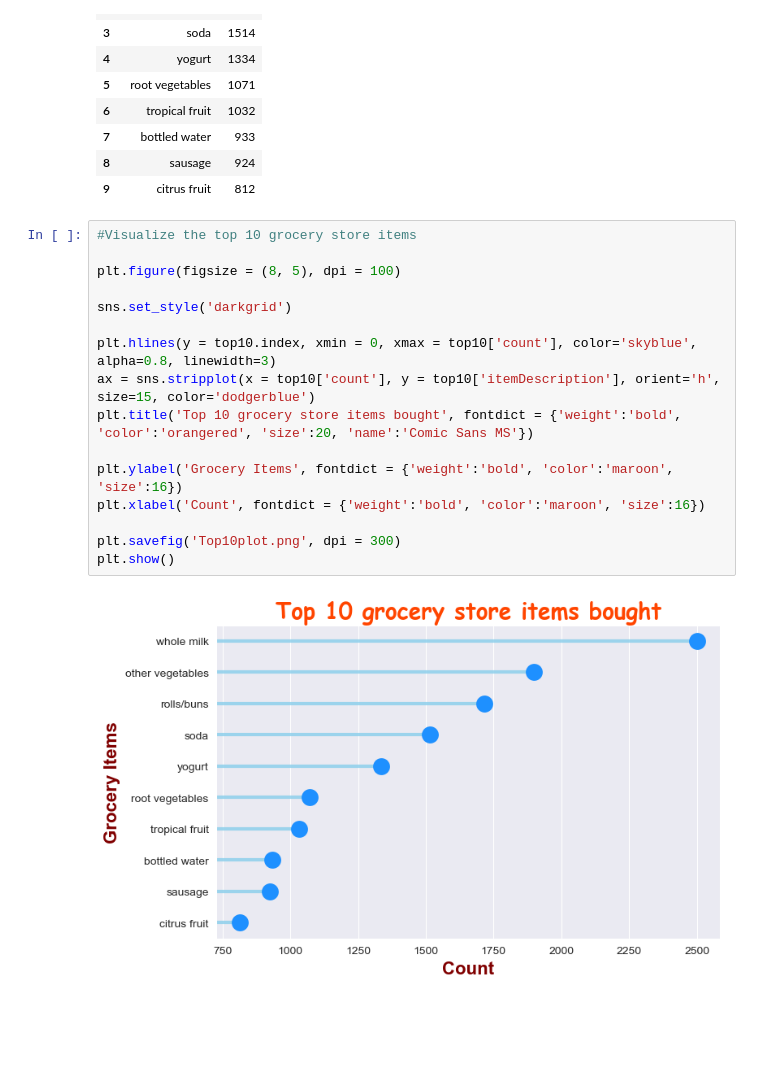
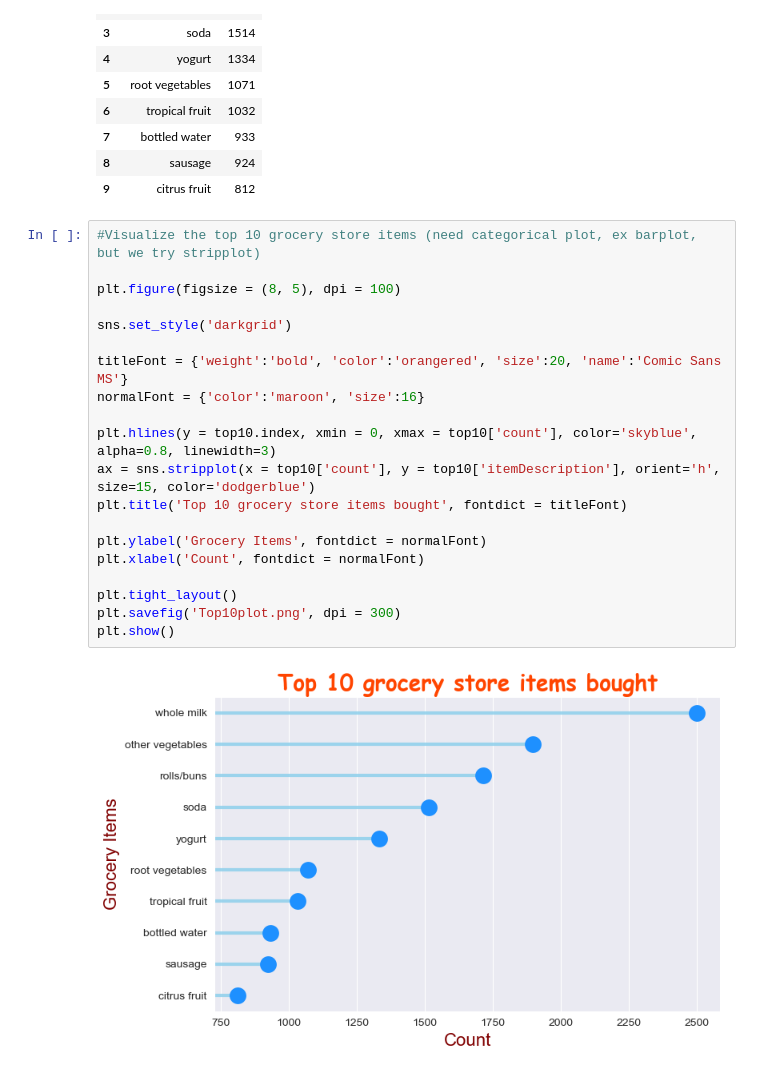
Before and after one commit to bestboybest/LearningPython, a Jupyter notebook: 2) Pandas + Seaborn Projects/02) Groceries/Groceries.ipynb, the cells around one changed output. Cells and saved outputs as stored; diff of their text form; blank space fills up the shorter version.

```diff
--- a/2) Pandas + Seaborn Projects/02) Groceries/Groceries.ipynb
+++ b/2) Pandas + Seaborn Projects/02) Groceries/Groceries.ipynb
@@ -42,20 +46,24 @@ top10
 | 8 | sausage | 924 |
 | 9 | citrus fruit | 812 |
 # %%
-#Visualize the top 10 grocery store items
+#Visualize the top 10 grocery store items (need categorical plot, ex barplot, but we try stripplot)
 
 plt.figure(figsize = (8, 5), dpi = 100)
 
 sns.set_style('darkgrid')
 
+titleFont = {'weight':'bold', 'color':'orangered', 'size':20, 'name':'Comic Sans MS'}
+normalFont = {'color':'maroon', 'size':16}
+
 plt.hlines(y = top10.index, xmin = 0, xmax = top10['count'], color='skyblue', alpha=0.8, linewidth=3)
 ax = sns.stripplot(x = top10['count'], y = top10['itemDescription'], orient='h', size=15, color='dodgerblue')
-plt.title('Top 10 grocery store items bought', fontdict = {'weight':'bold', 'color':'orangered', 'size':20, 'name':'Comic Sans MS'})
+plt.title('Top 10 grocery store items bought', fontdict = titleFont)
 
-plt.ylabel('Grocery Items', fontdict = {'weight':'bold', 'color':'maroon', 'size':16})
-plt.xlabel('Count', fontdict = {'weight':'bold', 'color':'maroon', 'size':16})
+plt.ylabel('Grocery Items', fontdict = normalFont)
+plt.xlabel('Count', fontdict = normalFont)
 
+plt.tight_layout()
 plt.savefig('Top10plot.png', dpi = 300)
 plt.show()
 # %% [output]
-[figure, old version]
+[figure, new version]
```
Also changed, not shown: parts of 2 cells of this notebook, 1 other file.
